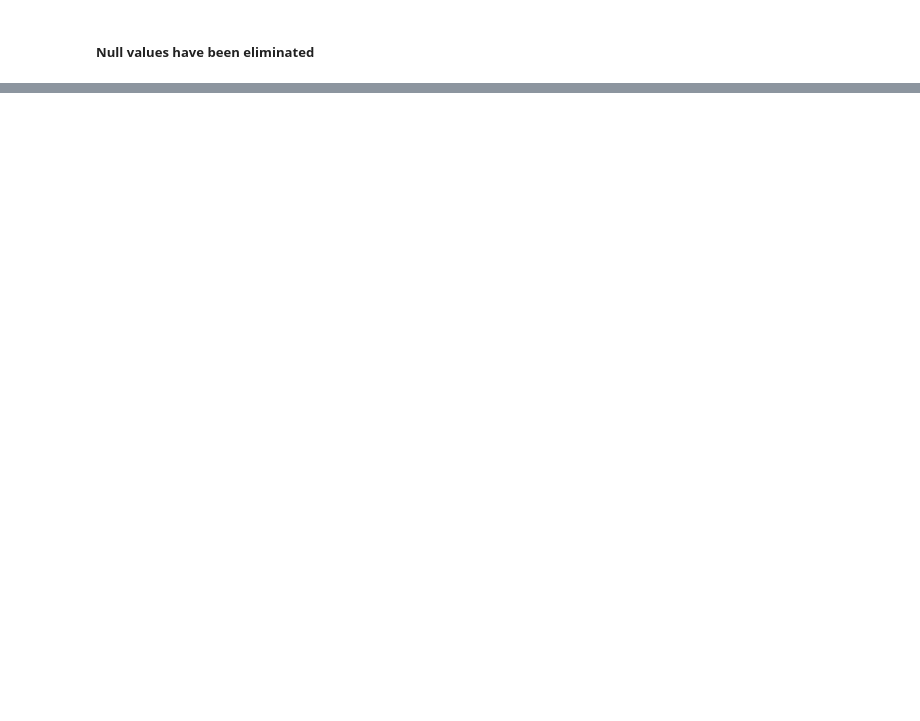
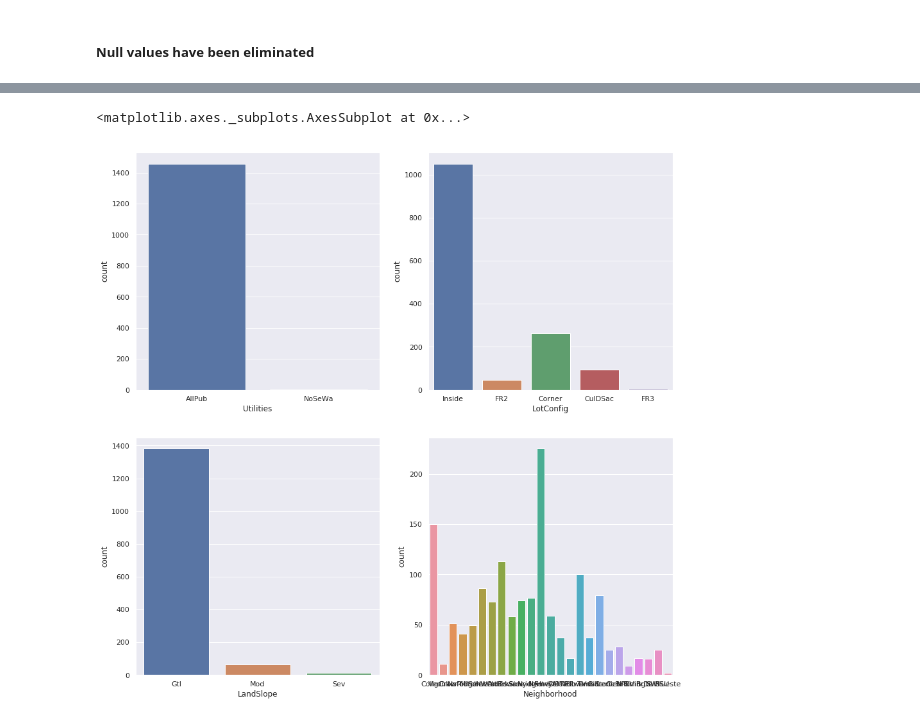
Before and after one commit to anushkaparadkar/advanced-regression, a Jupyter notebook: advanced-regression.ipynb, the cells around one changed output, grey strips where cells are left out. Cells and saved outputs as stored; diff of their text form; code cells hidden in the pictures; blank space fills up the shorter version.

```diff
--- a/advanced-regression.ipynb
+++ b/advanced-regression.ipynb
@@ -176,0 +273,13 @@ Length: 75, dtype: float64
+# %%
+plt.figure(figsize=(15,15))
+plt.subplot(221)
+sns.countplot(x='Utilities', data=df)
+plt.subplot(222)
+sns.countplot(x='LotConfig', data=df)
+plt.subplot(223)
+sns.countplot(x='LandSlope', data=df)
+plt.subplot(224)
+sns.countplot(x='Neighborhood', data=df)
+# %% [output]
+<matplotlib.axes._subplots.AxesSubplot at 0x...>
+[figure, added]
```
Also changed, not shown: parts of 30 cells of this notebook.
